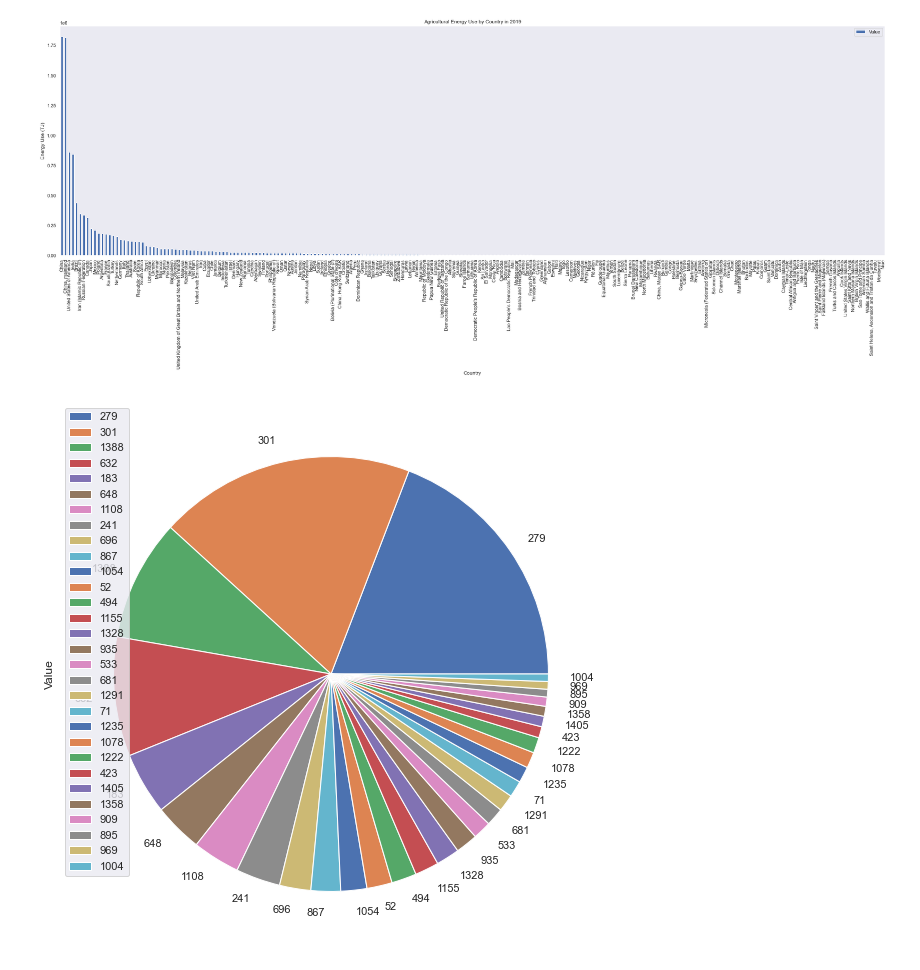
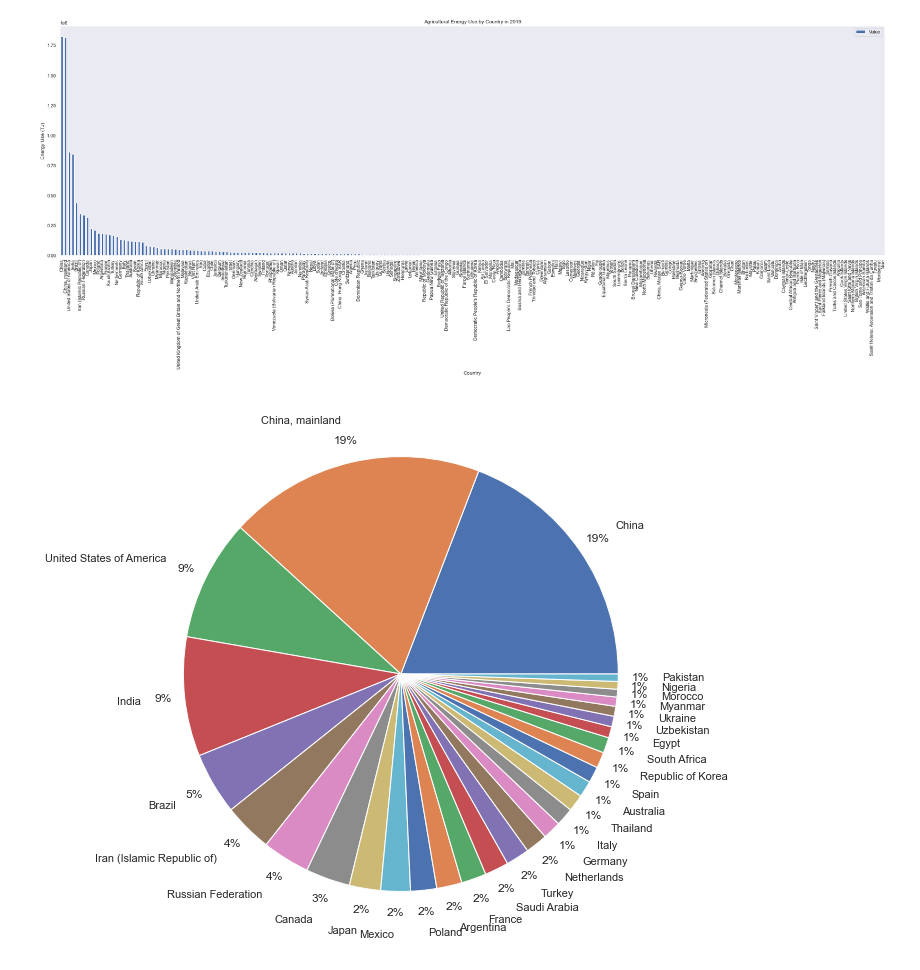
Before and after one commit to shubap/AgriculturalEnergyUse, a Jupyter notebook: countriesenergyv1.ipynb, the cells around one changed output. Saved outputs shown, nothing was run; the diff lists cells and outputs as text; code cells hidden in the pictures.

```diff
--- a/countriesenergyv1.ipynb
+++ b/countriesenergyv1.ipynb
@@ -306,8 +355,16 @@ plt.show()
 # %% [output]
 [figure]
 # %%
-# Pie chart of top 50 highest energy use countries' energy uses as proportion of global total
+# Pie chart of top 30 highest energy use countries' energy uses as proportion of global total
 
-piplot = overall_energy.head(30).plot.pie(y='Value',figsize = (10,10))
+labels1 = overall_energy["Area"].head(30)
+values = overall_energy["Value"].head(30)
+
+ax1 = plt.subplots(figsize = (11,10))
+
+plt.pie(values, labels = labels1, autopct='%1.0f%%', pctdistance=1.1, labeldistance=1.2)
+plt.show()
+
+#piplot = overall_energy.head(30).plot.pie(y='Value',figsize = (10,10))
 # %% [output]
-[figure, old version]
+[figure, new version]
```
Also changed, not shown: parts of 3 cells of this notebook.
